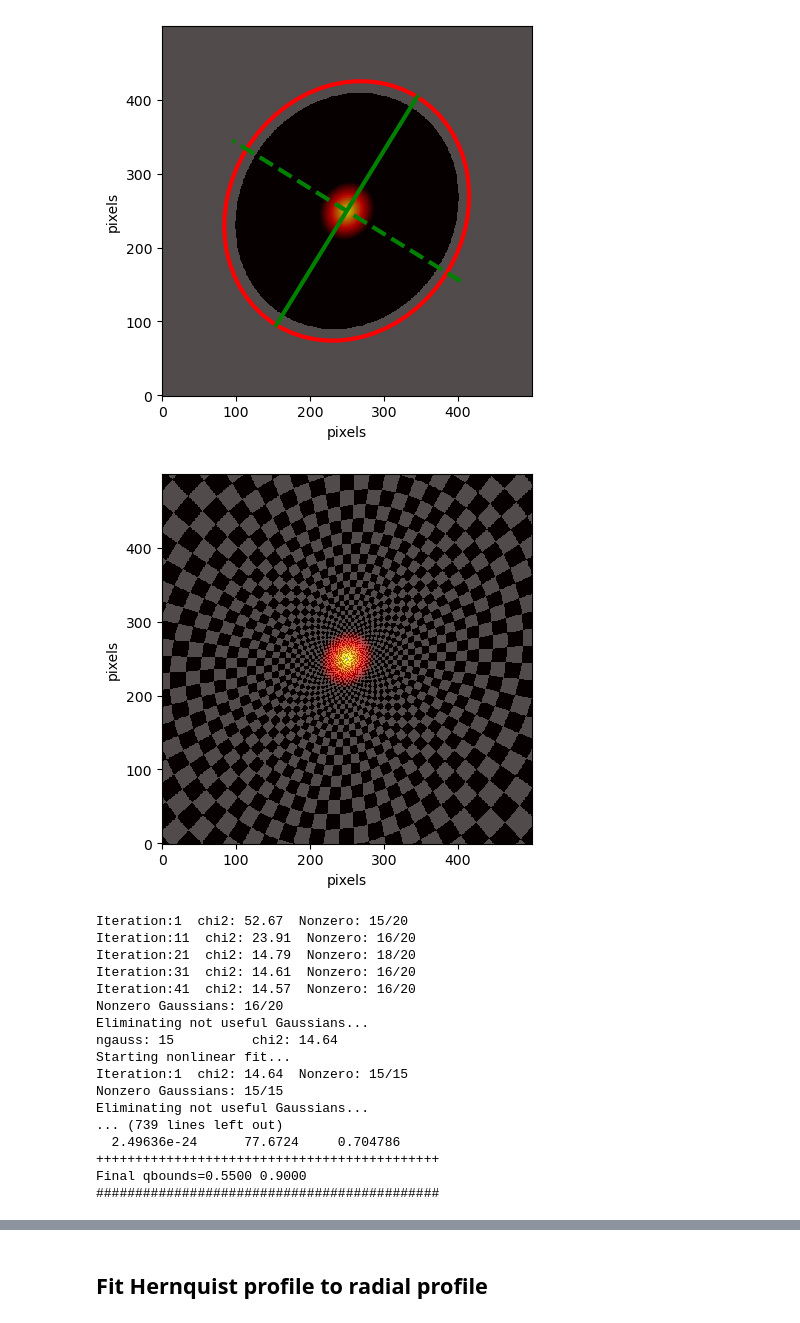
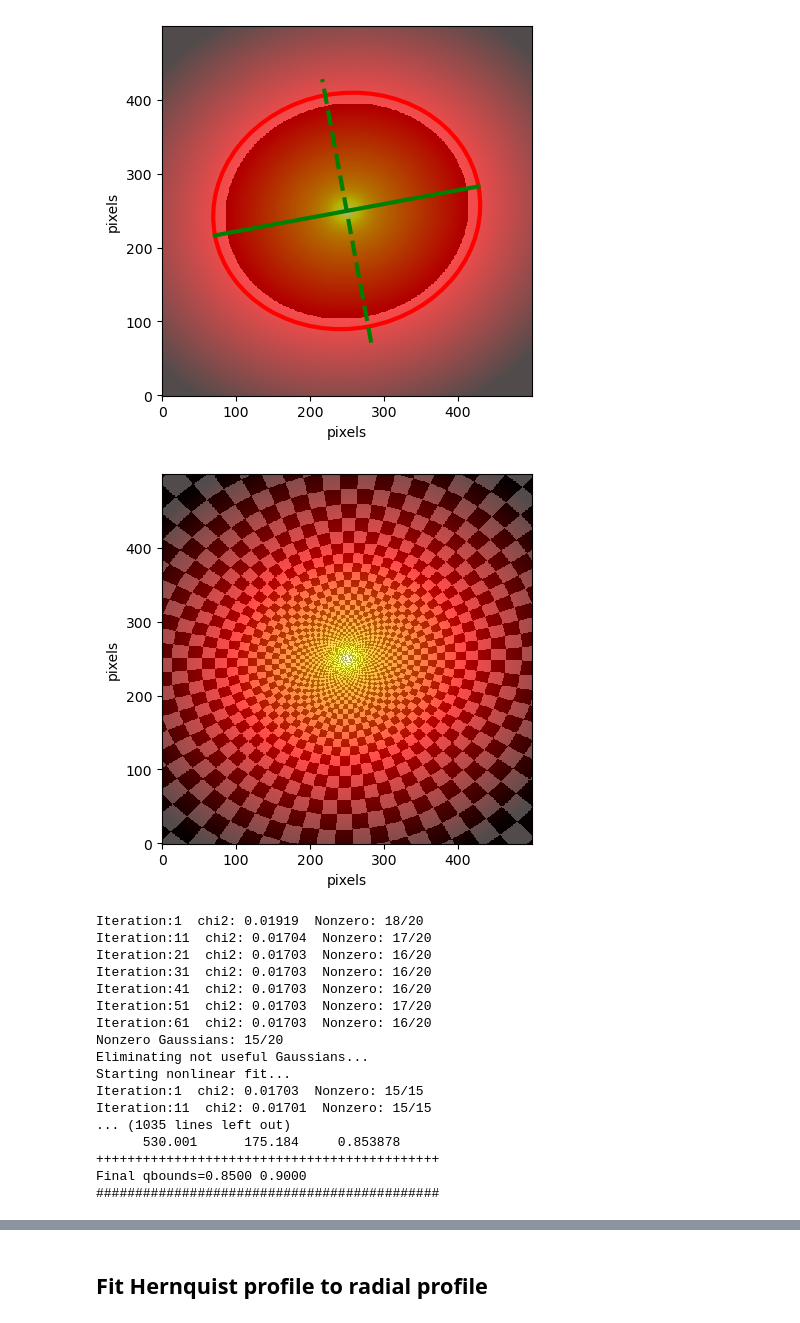
Before and after one commit to TDCOSMO/RXJ1131_KCWI, a Jupyter notebook: Common ellipticity of double Sersic light.ipynb, the cells around one changed output, grey strips where cells are left out. Saved outputs shown, nothing was run; the diff lists cells and outputs as text; code cells hidden in the pictures.

```diff
--- a/Common ellipticity of double Sersic light.ipynb
+++ b/Common ellipticity of double Sersic light.ipynb
@@ -7,8 +7,8 @@ from lenstronomy.Util.param_util import phi_q2_ellipticity
 # %%
 light_model = LightModel(['SERSIC_ELLIPSE', 'SERSIC_ELLIPSE'])
 
-e11, e12 = phi_q2_ellipticity(45, 0.878) # (90 - 121.6)*
-e21, e22 = phi_q2_ellipticity(45, 0.849) # (90 - 121.6)*
+e11, e12 = phi_q2_ellipticity(90-121.6, 0.878) # (90 - 121.6)*
+e21, e22 = phi_q2_ellipticity(90-121.6, 0.849) # (90 - 121.6)*
 
 kwargs_light = [
             {'R_sersic': 2.49*np.sqrt(0.878), 'n_sersic': 0.93, 'amp': 0.091,
@@ -21,10 +21,10 @@ kwargs_light = [
             },
         ]
 # %%
-w = 1.85 * 50 / np.sqrt(2)
+w = 1.85 * 5 / np.sqrt(2)
 
 x, y = np.meshgrid(
-        np.linspace(-w, w, 500), # x-axis points to negative RA
+        np.linspace(w, -w, 500), # x-axis points to negative RA
         np.linspace(-w, w, 500),
     )
 
@@ -60,7 +60,7 @@ plt.show()
 # Perform galaxy photometry
 plt.clf()
 s = sectors_photometry(img, f.eps, f.theta, f.xpeak, f.ypeak,
-                       minlevel=minlevel, plot=1)
+                       minlevel=0.007430722, plot=1)
 plt.show()
 
 # Do the actual MGE fit
@@ -85,21 +85,21 @@ plt.show()
  Eps: 0.122
  Major axis (pix): 164.8
-[figure, old version]
+[figure, new version]
-[figure, old version]
+[figure, new version]
-Iteration:1  chi2: 52.67  Nonzero: 15/20
-Iteration:11  chi2: 23.91  Nonzero: 16/20
-Iteration:21  chi2: 14.79  Nonzero: 18/20
-Iteration:31  chi2: 14.61  Nonzero: 16/20
-Iteration:41  chi2: 14.57  Nonzero: 16/20
-Nonzero Gaussians: 16/20
+Iteration:1  chi2: 0.01919  Nonzero: 18/20
+Iteration:11  chi2: 0.01704  Nonzero: 17/20
+Iteration:21  chi2: 0.01703  Nonzero: 16/20
+Iteration:31  chi2: 0.01703  Nonzero: 16/20
+Iteration:41  chi2: 0.01703  Nonzero: 16/20
+Iteration:51  chi2: 0.01703  Nonzero: 17/20
+Iteration:61  chi2: 0.01703  Nonzero: 16/20
+Nonzero Gaussians: 15/20
 Eliminating not useful Gaussians...
-ngauss: 15          chi2: 14.64
 Starting nonlinear fit...
-Iteration:1  chi2: 14.64  Nonzero: 15/15
-Nonzero Gaussians: 15/15
-Eliminating not useful Gaussians...
-... (739 lines left out)
-  2.49636e-24      77.6724     0.704786
+Iteration:1  chi2: 0.01703  Nonzero: 15/15
+Iteration:11  chi2: 0.01701  Nonzero: 15/15
+... (1035 lines left out)
+      530.001      175.184     0.853878
 ++++++++++++++++++++++++++++++++++++++++++++
-Final qbounds=0.5500 0.9000
+Final qbounds=0.8500 0.9000
 ############################################
```
Also changed, not shown: parts of 6 cells of this notebook, 32 other files.
